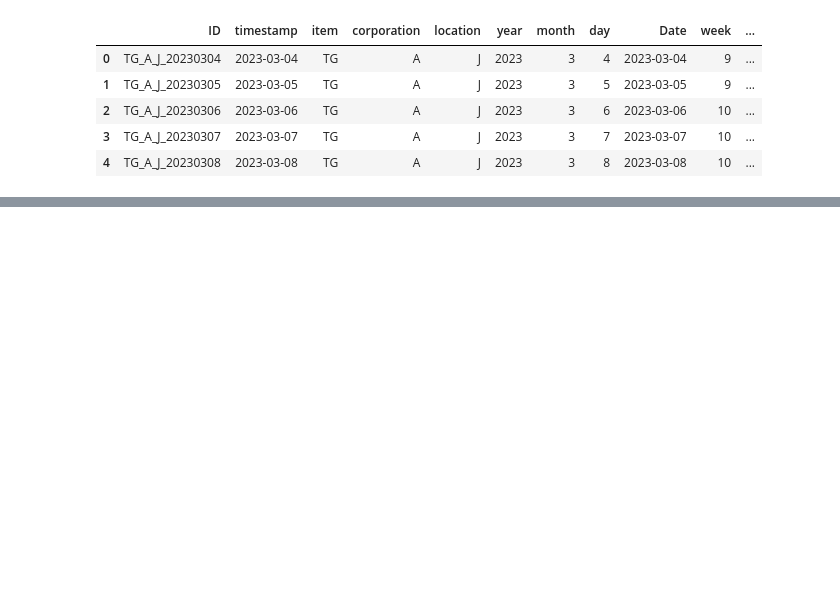
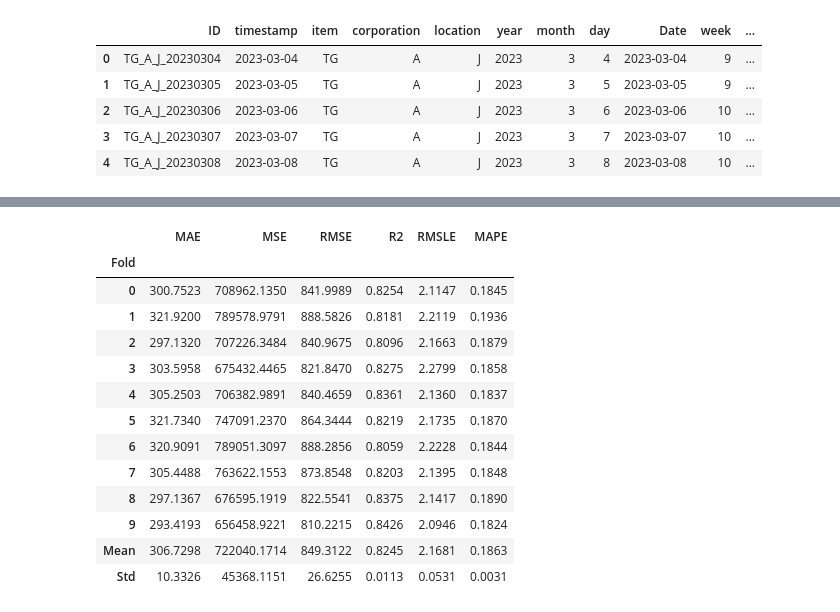
Before and after one commit to junseokShim/jeju_regression, a Jupyter notebook: 03_min_add_code.ipynb, the cells around one changed output, grey strips where cells are left out. Cells and saved outputs as stored; diff of their text form; code cells hidden in the pictures; blank space fills up the shorter version.

```diff
--- a/03_min_add_code.ipynb
+++ b/03_min_add_code.ipynb
@@ -187,0 +220,3 @@ predictions = predict_model(llar, data = test_x)
+# %%
+reg  = create_model('rf')
+# %% [output]
@@ -187,0 +224,14 @@ predictions = predict_model(llar, data = test_x)
+|  | MAE | MSE | RMSE | R2 | RMSLE | MAPE |
+| Fold |  |  |  |  |  |  |
+| 0 | 300.7523 | 708962.1350 | 841.9989 | 0.8254 | 2.1147 | 0.1845 |
+| 1 | 321.9200 | 789578.9791 | 888.5826 | 0.8181 | 2.2119 | 0.1936 |
+| 2 | 297.1320 | 707226.3484 | 840.9675 | 0.8096 | 2.1663 | 0.1879 |
+| 3 | 303.5958 | 675432.4465 | 821.8470 | 0.8275 | 2.2799 | 0.1858 |
+| 4 | 305.2503 | 706382.9891 | 840.4659 | 0.8361 | 2.1360 | 0.1837 |
+| 5 | 321.7340 | 747091.2370 | 864.3444 | 0.8219 | 2.1735 | 0.1870 |
+| 6 | 320.9091 | 789051.3097 | 888.2856 | 0.8059 | 2.2228 | 0.1844 |
+| 7 | 305.4488 | 763622.1553 | 873.8548 | 0.8203 | 2.1395 | 0.1848 |
+| 8 | 297.1367 | 676595.1919 | 822.5541 | 0.8375 | 2.1417 | 0.1890 |
+| 9 | 293.4193 | 656458.9221 | 810.2215 | 0.8426 | 2.0946 | 0.1824 |
+| Mean | 306.7298 | 722040.1714 | 849.3122 | 0.8245 | 2.1681 | 0.1863 |
+| Std | 10.3326 | 45368.1151 | 26.6255 | 0.0113 | 0.0531 | 0.0031 |
```
Also changed, not shown: parts of 19 cells of this notebook, 1 other file.
